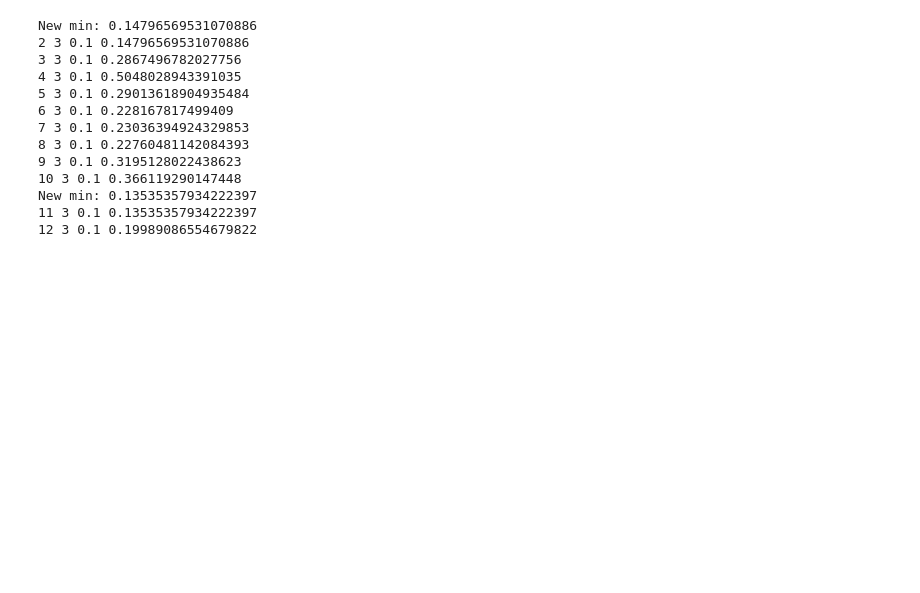
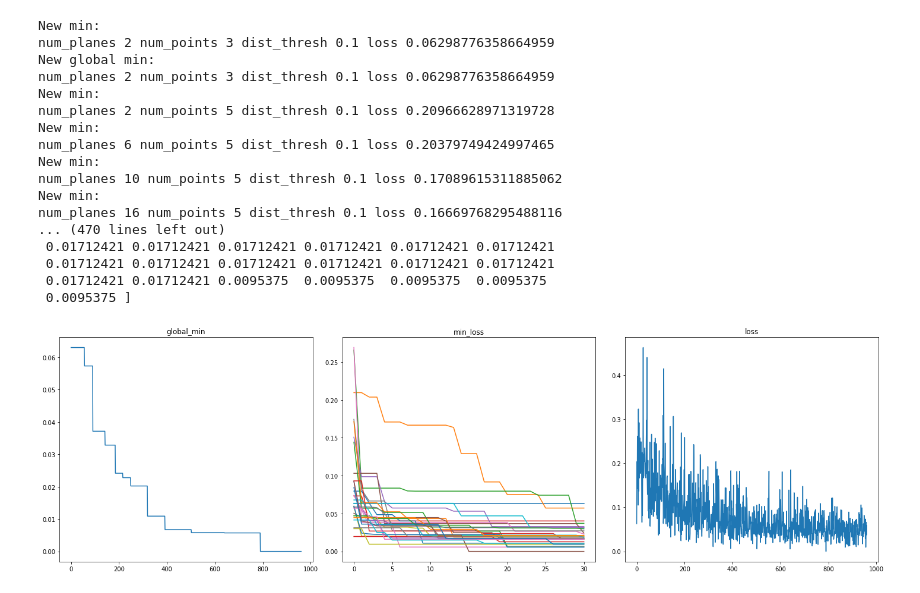
Before and after one commit to dylan-plummer/ransac_obstacle_detection, a Jupyter notebook: measure_performance.ipynb, the cells around one changed output. Cells and saved outputs as stored; diff of their text form; code cells hidden in the pictures; blank space fills up the shorter version.

Commit message:
Add color by epoch

```diff
--- a/measure_performance.ipynb
+++ b/measure_performance.ipynb
@@ -30,9 +30,9 @@ from scipy.optimize import minimize
 
 path = 'kinect_data/'
 
-num_planes = np.arange(2,32,1)#[2,5,8,16, 32]
-num_points = np.arange(3,32,1)#[3,5,10,16, 32]
-dist_thresh = [0.1, 0.01, 0.05, 0.2]
+num_planes = np.arange(2,64,2)#[2,5,8,16, 32]
+num_points = np.arange(3,64,2)#[3,5,10,16, 32]
+dist_thresh = [0.1]
 
 def get_performance(x):
     planes = int(x[0])
@@ -92,53 +92,80 @@ steps = np.array([])
 step = 0
 min_params = [10,5,.1]
 loss_graph = np.array([])
+global_min_graph = np.array([])
+global_min = 1.0
 min_loss = 1.0
+epoch = 0
 for thresh in dist_thresh:
     for point in num_points:
-       for plane in num_planes:
+        current_loss = np.array([])
+        min_loss = 1.0
+        for plane in num_planes:
             steps = np.append(steps, step)
             points_graph = np.append(points_graph, point)
             planes_graph = np.append(planes_graph, plane)
             thresh_graph = np.append(thresh_graph, thresh)
             performance = get_performance([plane, point, thresh])
             if math.isnan(performance):
                 performance = 1.0
             if performance < min_loss:
-                print('New min:',performance)
+                print('New min:')
+                print('num_planes',plane,'num_points', point,'dist_thresh', thresh,'loss', performance)
                 min_loss = performance
-                loss_graph = np.append(loss_graph, min_loss)
+            if performance < global_min:
+                print('New global min:')
+                print('num_planes',plane,'num_points', point,'dist_thresh', thresh,'loss', performance)
+                global_min = performance
+
                 min_params = [plane, point, thresh]
-            print(plane, point, thresh, performance)
+            global_min_graph = np.append(global_min_graph, global_min)
+            current_loss = np.append(current_loss, min_loss)
             performance_graph = np.append(performance_graph, performance)
             step += 1
+        if epoch == 0:
+            loss_graph = np.append(loss_graph, current_loss)
+        else:
+            loss_graph = np.vstack((loss_graph, current_loss))
+        epoch += 1
 
 
 rows = 1
-cols = 2
+cols = 3
 y_lists = {'loss':performance_graph,
-           'min_loss':loss_graph}
+           'min_loss':loss_graph,
+           'global_min': global_min_graph}
 graph_labels = list(y_lists.keys())
 fig, axes = plt.subplots(rows, cols, figsize=(20,6))
 fig.patch.set_facecolor('white')
-for i in range(1,3):
+for i in range(1,4):
     sub = plt.subplot(rows, cols, i)
-    plt.plot(y_lists[graph_labels[i-1]])
     sub.set_title(graph_labels[i-1])
+    if graph_labels[i-1] == 'min_loss':
+        for graph in y_lists[graph_labels[i-1]]:
+            print(graph)
+            plt.plot(graph)
+    else:
+        plt.plot(y_lists[graph_labels[i-1]])
 plt.tight_layout()
 plt.show()
 
 print('Optimal params:',min_params)
 # %% [output]
-New min: 0.14796569531070886
-2 3 0.1 0.14796569531070886
-3 3 0.1 0.2867496782027756
-4 3 0.1 0.5048028943391035
-5 3 0.1 0.29013618904935484
-6 3 0.1 0.228167817499409
-7 3 0.1 0.23036394924329853
-8 3 0.1 0.22760481142084393
-9 3 0.1 0.3195128022438623
-10 3 0.1 0.366119290147448
-New min: 0.13535357934222397
-11 3 0.1 0.13535357934222397
-12 3 0.1 0.19989086554679822
+New min:
+num_planes 2 num_points 3 dist_thresh 0.1 loss 0.06298776358664959
+New global min:
+num_planes 2 num_points 3 dist_thresh 0.1 loss 0.06298776358664959
+New min:
+num_planes 2 num_points 5 dist_thresh 0.1 loss 0.20966628971319728
+New min:
+num_planes 6 num_points 5 dist_thresh 0.1 loss 0.20379749424997465
+New min:
+num_planes 10 num_points 5 dist_thresh 0.1 loss 0.17089615311885062
+New min:
+num_planes 16 num_points 5 dist_thresh 0.1 loss 0.16669768295488116
+... (470 lines left out)
+ 0.01712421 0.01712421 0.01712421 0.01712421 0.01712421 0.01712421
+ 0.01712421 0.01712421 0.01712421 0.01712421 0.01712421 0.01712421
+ 0.01712421 0.01712421 0.0095375  0.0095375  0.0095375  0.0095375
+ 0.0095375 ]
+[figure, added]
```
Also changed, not shown: parts of 1 cell of this notebook, 2 other files.
